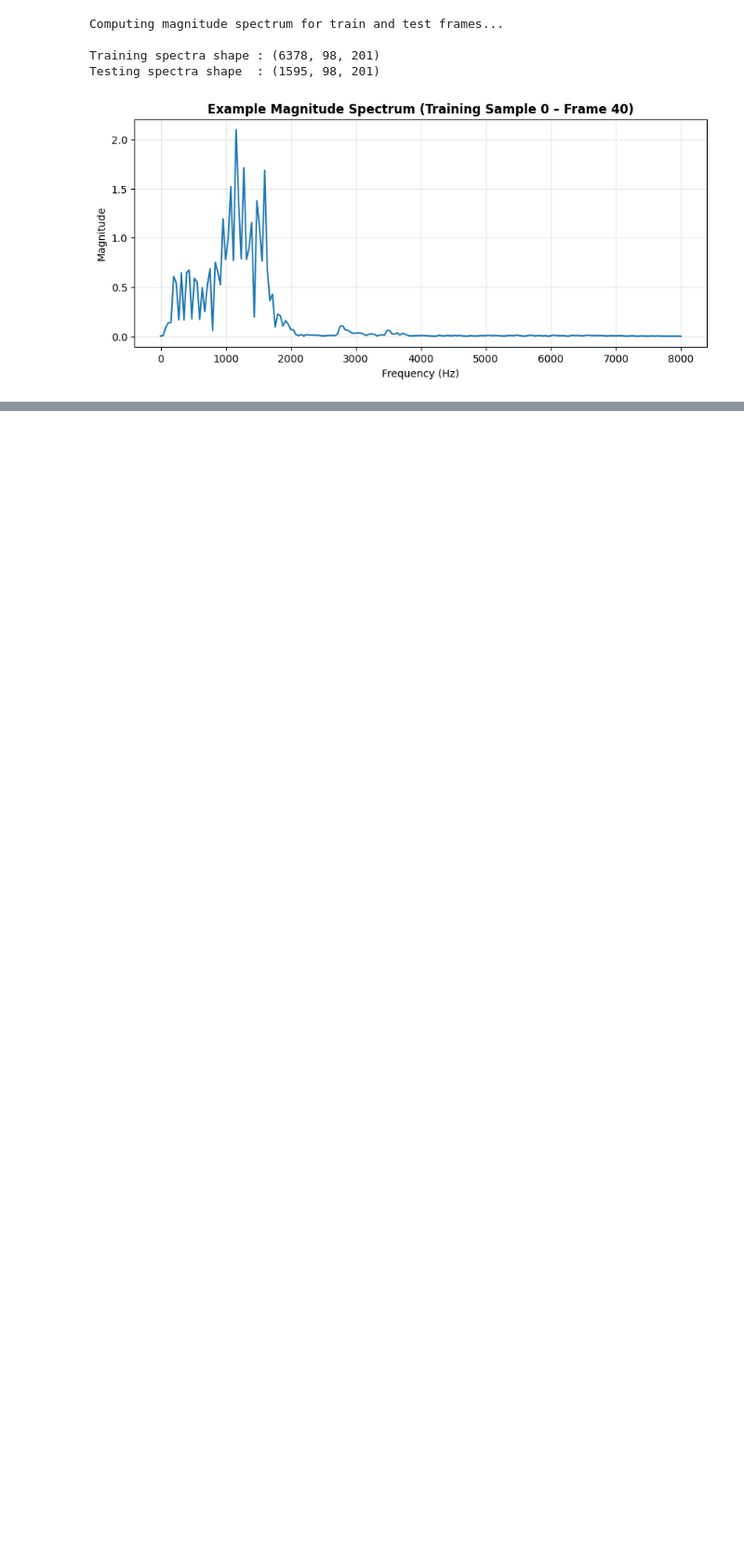
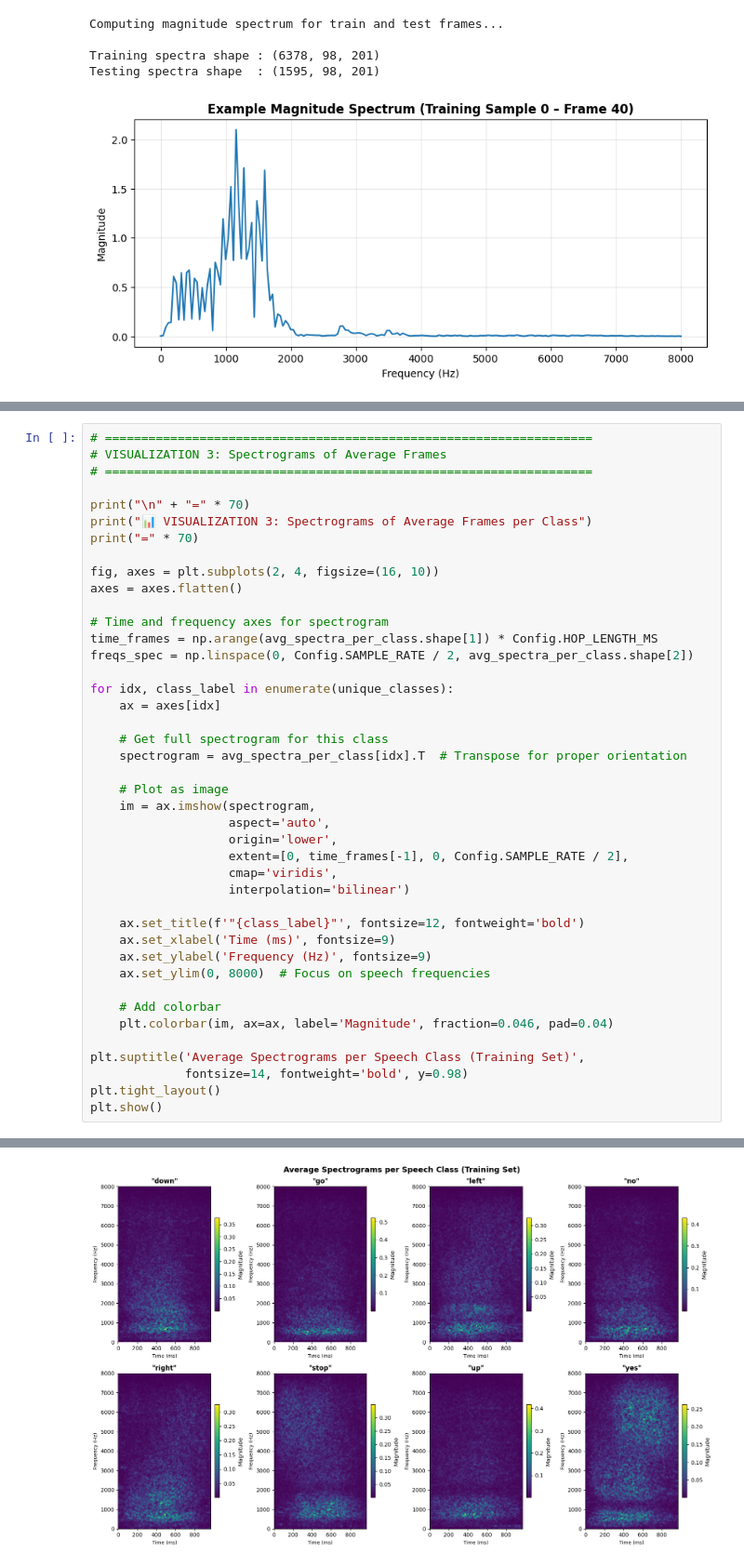
Before and after one commit to Yussof-Waleed/DSP-Speech-Command-Recognition, a Jupyter notebook: speech_recognition_pipeline.ipynb, the cells around one changed output, grey strips where cells are left out. Shown at 93% size. Cells and saved outputs as stored; diff of their text form; blank space fills up the shorter version.

```diff
--- a/speech_recognition_pipeline.ipynb
+++ b/speech_recognition_pipeline.ipynb
@@ -1144,0 +1298,43 @@ Testing spectra shape  : (1595, 98, 201)
+# %%
+# ===================================================================
+# VISUALIZATION 3: Spectrograms of Average Frames
+# ===================================================================
+
+print("\n" + "=" * 70)
+print("📊 VISUALIZATION 3: Spectrograms of Average Frames per Class")
+print("=" * 70)
+
+fig, axes = plt.subplots(2, 4, figsize=(16, 10))
+axes = axes.flatten()
+
+# Time and frequency axes for spectrogram
+time_frames = np.arange(avg_spectra_per_class.shape[1]) * Config.HOP_LENGTH_MS
+freqs_spec = np.linspace(0, Config.SAMPLE_RATE / 2, avg_spectra_per_class.shape[2])
+
+for idx, class_label in enumerate(unique_classes):
+    ax = axes[idx]
+
+    # Get full spectrogram for this class
+    spectrogram = avg_spectra_per_class[idx].T  # Transpose for proper orientation
+
+    # Plot as image
+    im = ax.imshow(spectrogram,
+                   aspect='auto',
+                   origin='lower',
+                   extent=[0, time_frames[-1], 0, Config.SAMPLE_RATE / 2],
+                   cmap='viridis',
+                   interpolation='bilinear')
+
+    ax.set_title(f'"{class_label}"', fontsize=12, fontweight='bold')
+    ax.set_xlabel('Time (ms)', fontsize=9)
+    ax.set_ylabel('Frequency (Hz)', fontsize=9)
+    ax.set_ylim(0, 8000)  # Focus on speech frequencies
+
+    # Add colorbar
+    plt.colorbar(im, ax=ax, label='Magnitude', fraction=0.046, pad=0.04)
+
+plt.suptitle('Average Spectrograms per Speech Class (Training Set)',
+             fontsize=14, fontweight='bold', y=0.98)
+plt.tight_layout()
+plt.show()
+# %% [output]
@@ -1144,0 +1344 @@ Testing spectra shape  : (1595, 98, 201)
+[figure, added]
```
Also changed, not shown: parts of 7 cells of this notebook, 2 other files.
